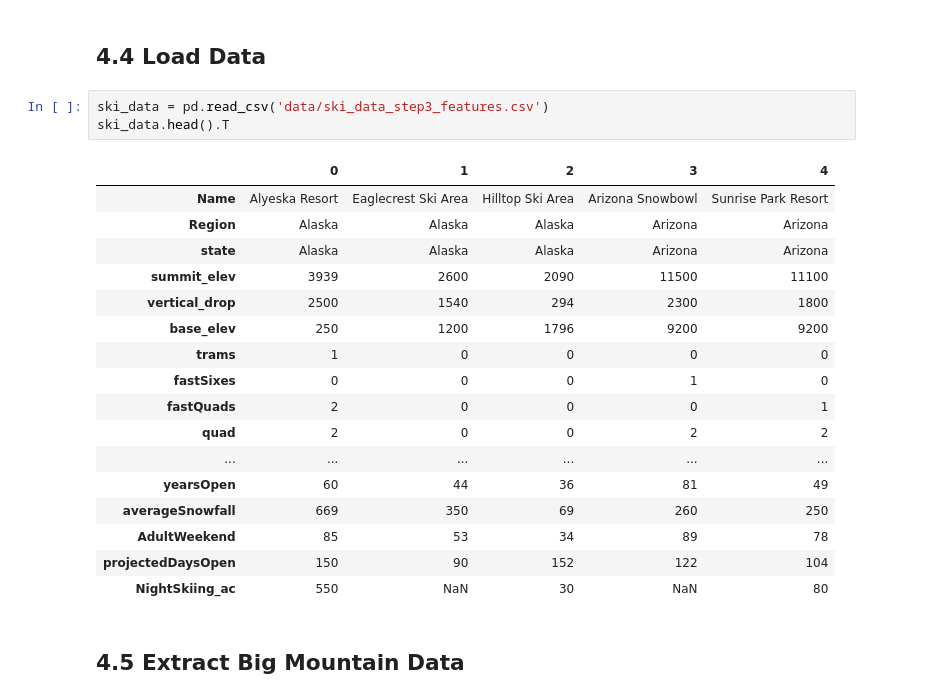
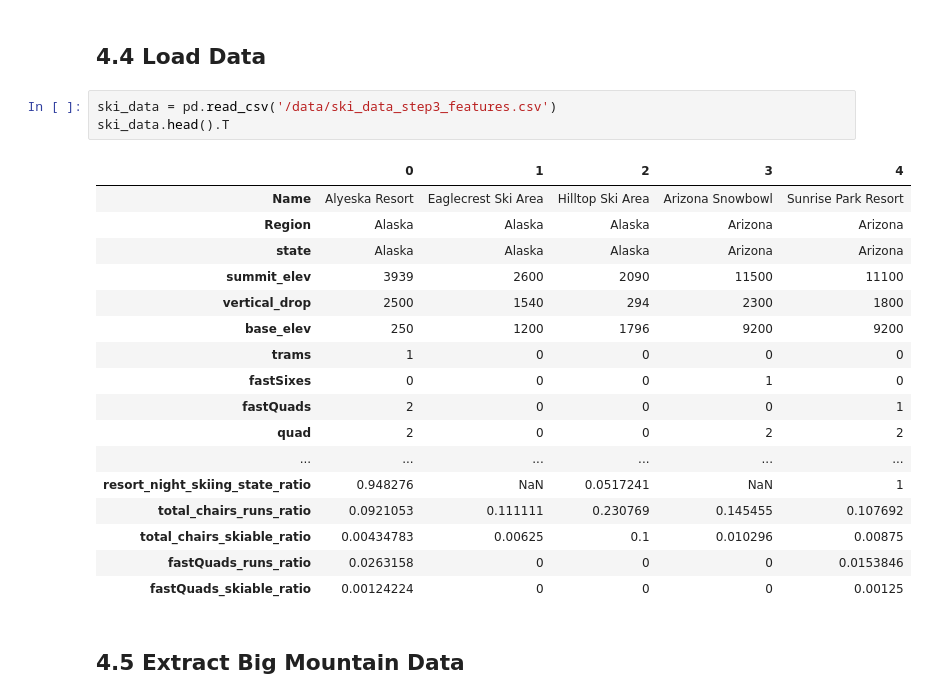
Before and after one commit to bashoori/Data-Science-Projects, a Jupyter notebook: Guided Capstone/Step Four - Preprocessing and Training/04_preprocessing_and_training.ipynb, the cells around one changed output. Saved outputs shown, nothing was run; the diff lists cells and outputs as text.

```diff
--- a/Guided Capstone/Step Four - Preprocessing and Training/04_preprocessing_and_training.ipynb
+++ b/Guided Capstone/Step Four - Preprocessing and Training/04_preprocessing_and_training.ipynb
@@ -91,26 +91,26 @@ import datetime
 # %% [markdown]
 ## 4.4 Load Data<a id='4.4_Load_Data'></a>
 # %%
-ski_data = pd.read_csv('data/ski_data_step3_features.csv')
+ski_data = pd.read_csv('/data/ski_data_step3_features.csv')
 ski_data.head().T
 # %% [output]
 |  | 0 | 1 | 2 | 3 | 4 |
 | Name | Alyeska Resort | Eaglecrest Ski Area | Hilltop Ski Area | Arizona Snowbowl | Sunrise Park Resort |
 | Region | Alaska | Alaska | Alaska | Arizona | Arizona |
 | state | Alaska | Alaska | Alaska | Arizona | Arizona |
 | summit_elev | 3939 | 2600 | 2090 | 11500 | 11100 |
 | vertical_drop | 2500 | 1540 | 294 | 2300 | 1800 |
 | base_elev | 250 | 1200 | 1796 | 9200 | 9200 |
 | trams | 1 | 0 | 0 | 0 | 0 |
 | fastSixes | 0 | 0 | 0 | 1 | 0 |
 | fastQuads | 2 | 0 | 0 | 0 | 1 |
 | quad | 2 | 0 | 0 | 2 | 2 |
 | ... | ... | ... | ... | ... | ... |
-| yearsOpen | 60 | 44 | 36 | 81 | 49 |
-| averageSnowfall | 669 | 350 | 69 | 260 | 250 |
-| AdultWeekend | 85 | 53 | 34 | 89 | 78 |
-| projectedDaysOpen | 150 | 90 | 152 | 122 | 104 |
-| NightSkiing_ac | 550 | NaN | 30 | NaN | 80 |
+| resort_night_skiing_state_ratio | 0.948276 | NaN | 0.0517241 | NaN | 1 |
+| total_chairs_runs_ratio | 0.0921053 | 0.111111 | 0.230769 | 0.145455 | 0.107692 |
+| total_chairs_skiable_ratio | 0.00434783 | 0.00625 | 0.1 | 0.010296 | 0.00875 |
+| fastQuads_runs_ratio | 0.0263158 | 0 | 0 | 0 | 0.0153846 |
+| fastQuads_skiable_ratio | 0.00124224 | 0 | 0 | 0 | 0.00125 |
 # %% [markdown]
 ## 4.5 Extract Big Mountain Data<a id='4.5_Extract_Big_Mountain_Data'></a>
 # %% [markdown]
```
Also changed, not shown: parts of 54 cells of this notebook.
